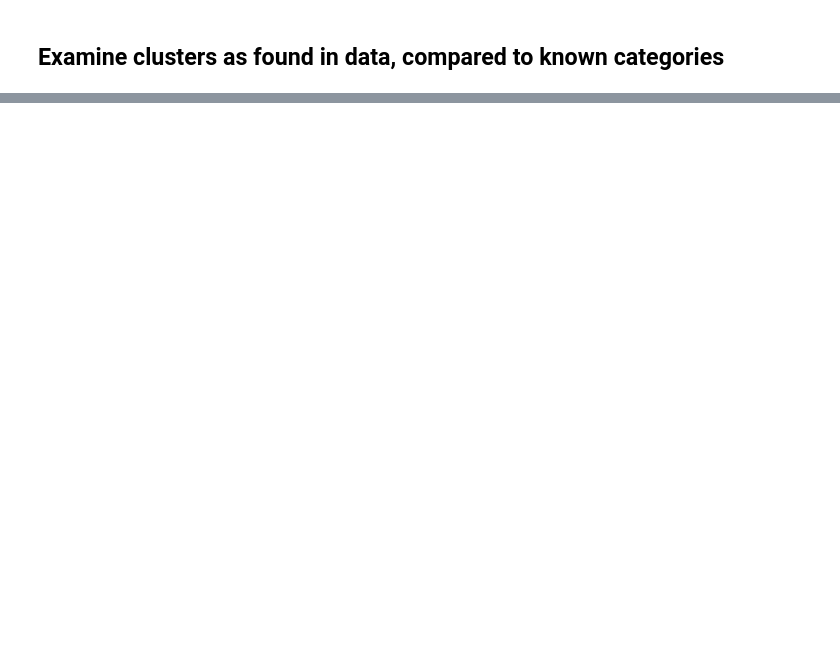
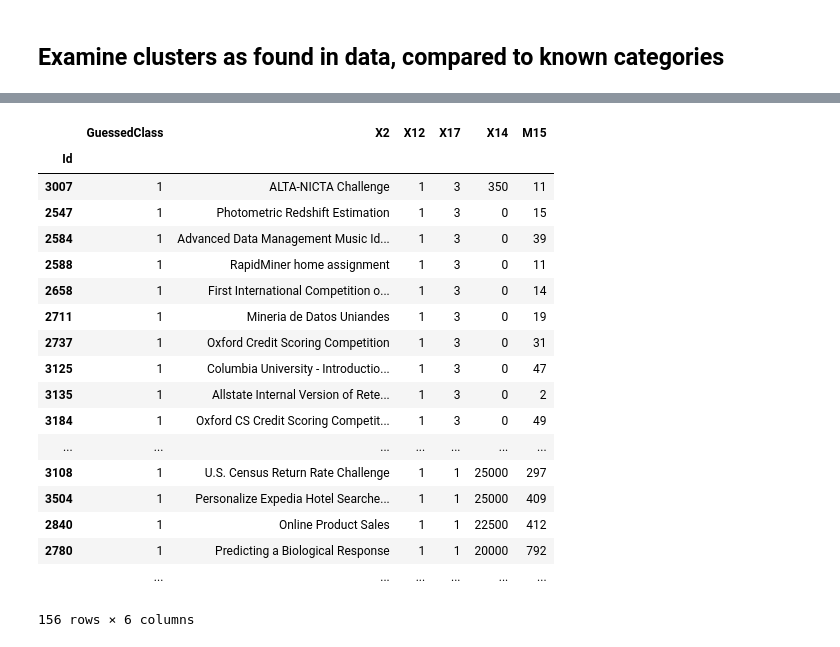
Before and after one commit to rjrest/comp-clustering, a Jupyter notebook: run_cluster.ipynb, the cells around one changed output, grey strips where cells are left out. Saved outputs shown, nothing was run; the diff lists cells and outputs as text; code cells hidden in the pictures; blank space fills up the shorter version.

```diff
--- a/run_cluster.ipynb
+++ b/run_cluster.ipynb
@@ -656,0 +741,23 @@ df_clusters[['X2','X12','X17','GuessedClass']][df_clusters.X17 <> 3].sort(['Gues
+# %%
+# Examine Class for "big ticket competitions"
+df_clusters[['GuessedClass','X2','X12','X17','X14','M15']][df_clusters.GuessedClass == 1].sort(['X17','X14'], ascending=[0,0], axis=0)
+# %% [output]
+|  | GuessedClass | X2 | X12 | X17 | X14 | M15 |
+| Id |  |  |  |  |  |  |
+| 3007 | 1 | ALTA-NICTA Challenge | 1 | 3 | 350 | 11 |
+| 2547 | 1 | Photometric Redshift Estimation | 1 | 3 | 0 | 15 |
+| 2584 | 1 | Advanced Data Management Music Id... | 1 | 3 | 0 | 39 |
+| 2588 | 1 | RapidMiner home assignment | 1 | 3 | 0 | 11 |
+| 2658 | 1 | First International Competition o... | 1 | 3 | 0 | 14 |
+| 2711 | 1 | Mineria de Datos Uniandes | 1 | 3 | 0 | 19 |
+| 2737 | 1 | Oxford Credit Scoring Competition | 1 | 3 | 0 | 31 |
+| 3125 | 1 | Columbia University - Introductio... | 1 | 3 | 0 | 47 |
+| 3135 | 1 | Allstate Internal Version of Rete... | 1 | 3 | 0 | 2 |
+| 3184 | 1 | Oxford CS Credit Scoring Competit... | 1 | 3 | 0 | 49 |
+| ... | ... | ... | ... | ... | ... | ... |
+| 3108 | 1 | U.S. Census Return Rate Challenge | 1 | 1 | 25000 | 297 |
+| 3504 | 1 | Personalize Expedia Hotel Searche... | 1 | 1 | 25000 | 409 |
+| 2840 | 1 | Online Product Sales | 1 | 1 | 22500 | 412 |
+| 2780 | 1 | Predicting a Biological Response | 1 | 1 | 20000 | 792 |
+|  | ... | ... | ... | ... | ... | ... |
+156 rows × 6 columns
```
Also changed, not shown: parts of 11 cells of this notebook.
